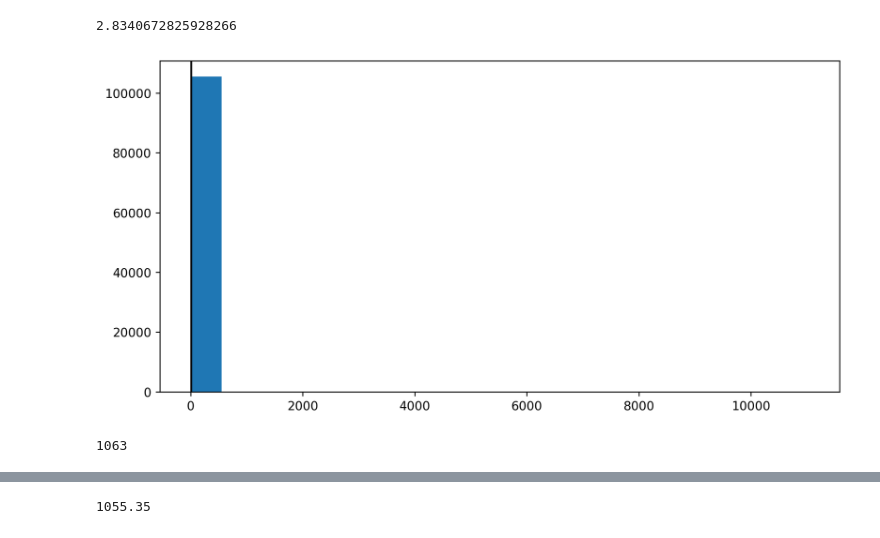
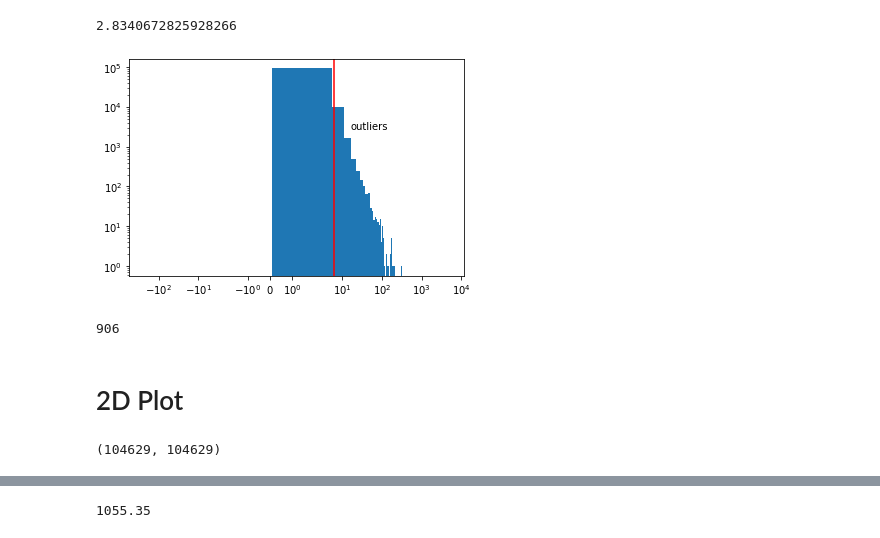
Before and after one commit to cri98li/Data-Mining-2-Project-ts-classification, a Jupyter notebook: outliers.ipynb, the cells around one changed output, grey strips where cells are left out. Saved outputs shown, nothing was run; the diff lists cells and outputs as text; code cells hidden in the pictures.

```diff
--- a/outliers.ipynb
+++ b/outliers.ipynb
@@ -108,6 +125,7 @@ from pyod.models.knn import KNN
 from pyod.models.loci import LOCI
 from pyod.models.auto_encoder import AutoEncoder
 # %%
-clf = ABOD(contamination=.03)
+clf = ABOD(contamination=.04, n_neighbors=4)
+#clf = ABOD(contamination=.025, n_neighbors=4)
 clf.fit(X)
 # %% [output]
@@ -133,7 +153,7 @@ plt.show()
 # %% [markdown]
 ## KNN
 # %%
-clf = KNN()
+clf = KNN(n_neighbors=5)
 clf.fit(X)
 # %% [output]
 KNN(algorithm='auto', contamination=0.1, leaf_size=30, method='largest',
@@ -168,11 +188,15 @@ np.mean(clf.decision_scores_[np.where(outliers==0)])
 # %% [output]
 2.8340672825928266
 # %%
-plt.hist(clf.decision_scores_, bins=20)
-plt.axvline(np.min(clf.decision_scores_[np.where(outliers==1)]), c='k')
+plt.hist(clf.decision_scores_, bins=2000)
+plt.axvline(np.min(clf.decision_scores_[np.where(outliers==1)]), c='r')
+plt.text(np.min(clf.decision_scores_[np.where(outliers==1)]) + 10, 2750, 'outliers')
+plt.xscale("symlog")
+plt.yscale("log")
+#plt.savefig("out_knn.pdf", bbox_inches="tight")
 plt.show()
 # %% [output]
-[figure, old version]
+[figure, new version]
 # %%
 outliers_knn = np.where(outliers==1)
 # %%
@@ -180,4 +204,6 @@ outliers_intersecati = np.intersect1d(np.intersect1d(outliers_knn, outliers_ABOD
 # %%
 len(outliers_intersecati)
 # %% [output]
-1063
+906
+# %% [markdown]
+# 2D Plot
@@ -183,0 +229,6 @@ len(outliers_intersecati)
+# %%
+inliers0 = np.delete(X_pca[:,0], outliers_intersecati)
+inliers1 = np.delete(X_pca[:,1], outliers_intersecati)
+len(inliers0), len(inliers1)
+# %% [output]
+(104629, 104629)
```
Also changed, not shown: parts of 14 cells of this notebook, 2 other files.
